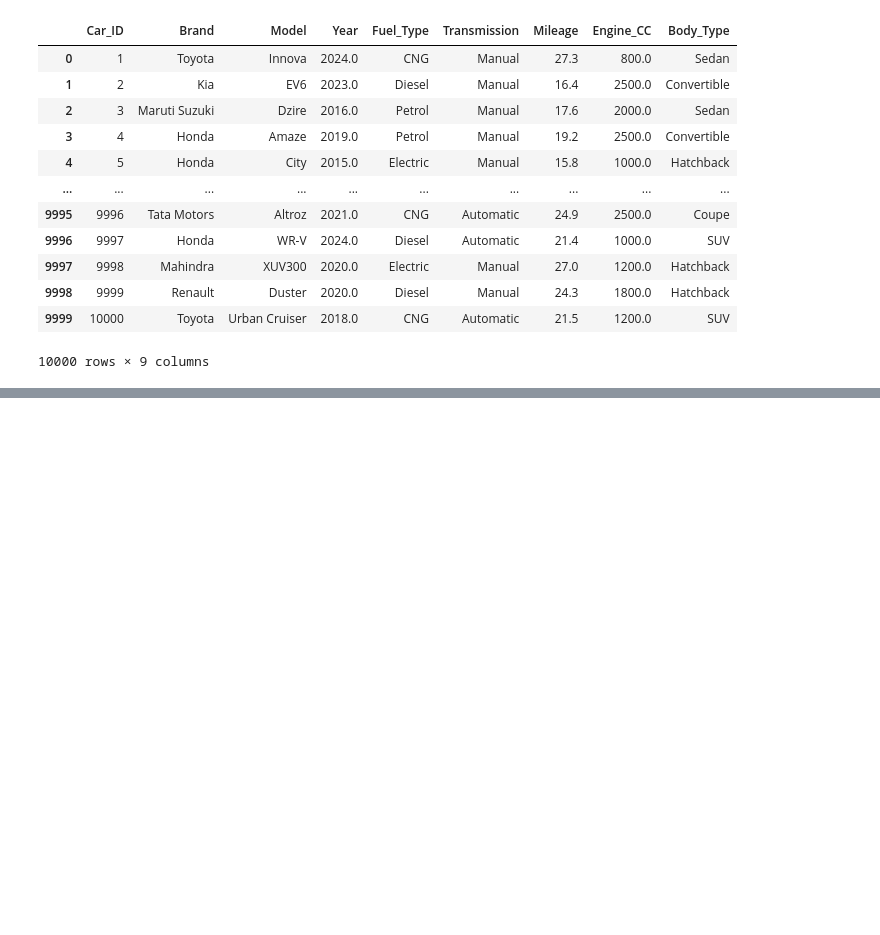
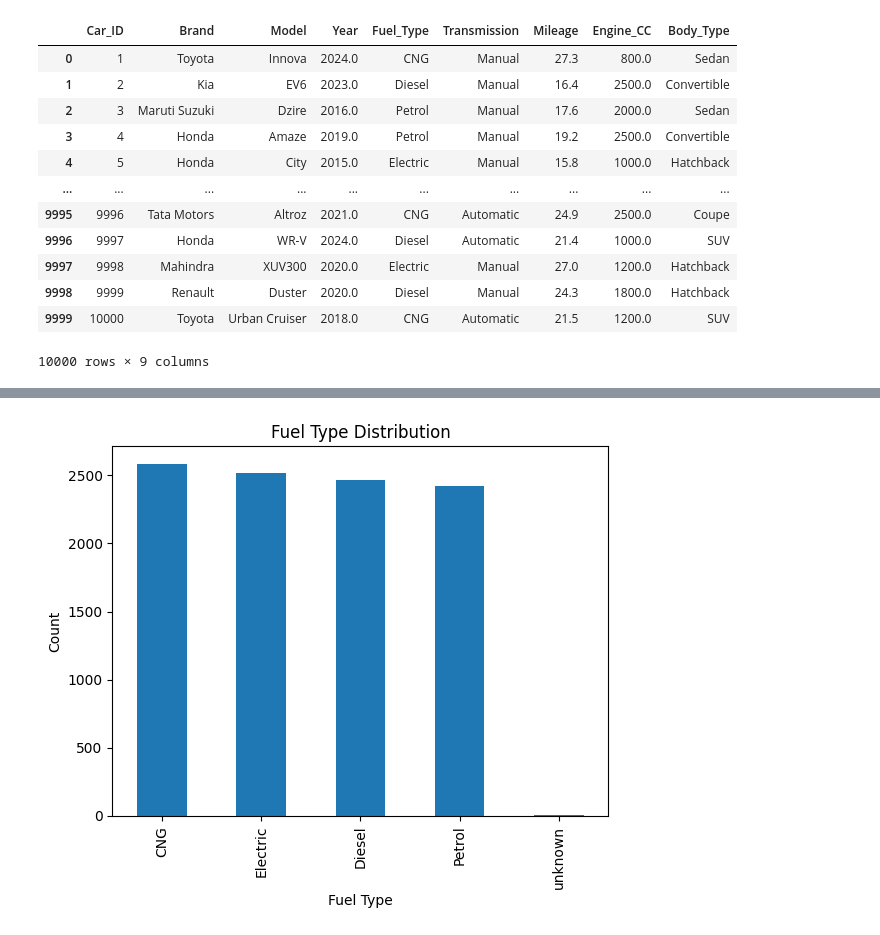
Before and after one commit to Imaanparvez/car_rental, a Jupyter notebook: notebooks/data visualisation.ipynb, the cells around one changed output, grey strips where cells are left out. Drawn from its saved outputs; the diff is of its cells as text; code cells hidden in the pictures; blank space fills up the shorter version.

```diff
--- a/notebooks/data visualisation.ipynb
+++ b/notebooks/data visualisation.ipynb
@@ -22,0 +54,8 @@ df
+# %%
+df["Fuel_Type"].value_counts().plot(kind="bar")
+plt.title("Fuel Type Distribution")
+plt.xlabel("Fuel Type")
+plt.ylabel("Count")
+plt.show()
+# %% [output]
+[figure, added]
```
Also changed, not shown: parts of 11 cells of this notebook, 11 other files.
